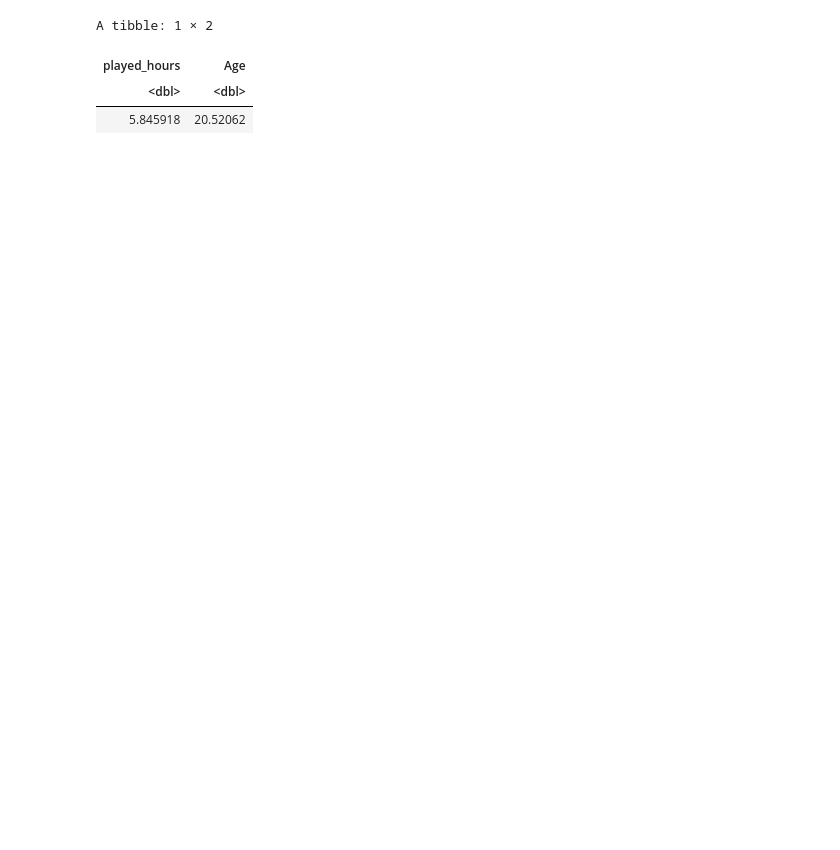
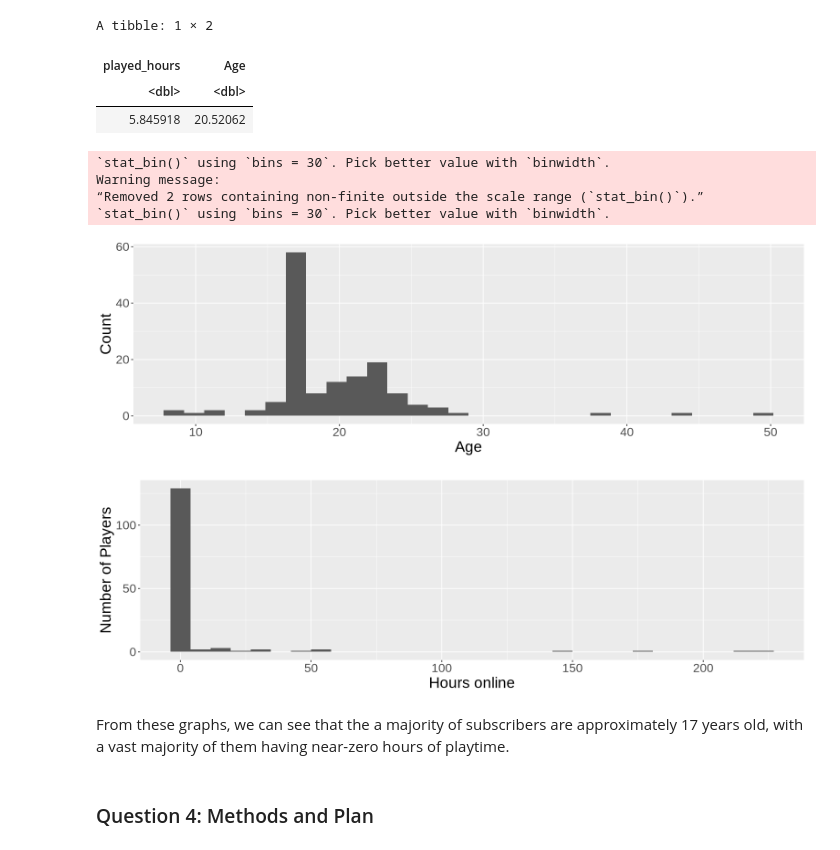
Before and after one commit to mulch-eater-prime/DSCI-Group-17-Project, a Jupyter notebook: David_Induvidual.ipynb, the cells around one changed output. Saved outputs shown, nothing was run; the diff lists cells and outputs as text; code cells hidden in the pictures; blank space fills up the shorter version.

```diff
--- a/David_Induvidual.ipynb
+++ b/David_Induvidual.ipynb
@@ -61,3 +100,31 @@ A tibble: 1 × 2
 | played_hours | Age |
 | <dbl> | <dbl> |
 | 5.845918 | 20.52062 |
+# %%
+# visualizating data: Age and playtime distributions for subscribers.
+options(repr.plot.width = 13, repr.plot.height = 4)
+player_plot <- player |>
+    filter(subscribe == "TRUE") |>
+    ggplot(aes(x = Age)) +
+    geom_histogram() +
+    labs(x = "Age", y = "Count") +
+    theme(text = element_text(size = 20))
+player_plot
+hour_plot <- player |>
+    filter(subscribe == "TRUE") |>
+    ggplot(aes(x = played_hours)) +
+    geom_histogram() +
+    labs(x = "Hours online", y = "Number of Players") +
+    theme(text = element_text(size = 20))
+hour_plot
+# %% [output]
+`stat_bin()` using `bins = 30`. Pick better value with `binwidth`.
+Warning message:
+“Removed 2 rows containing non-finite outside the scale range (`stat_bin()`).”
+`stat_bin()` using `bins = 30`. Pick better value with `binwidth`.
+[figure, added]
+[figure, added]
+# %% [markdown]
+From these graphs, we can see that the a majority of subscribers are approximately 17 years old, with a vast majority of them having near-zero hours of playtime.
+# %% [markdown]
+### Question 4: Methods and Plan
```
Also changed, not shown: parts of 4 cells of this notebook.
